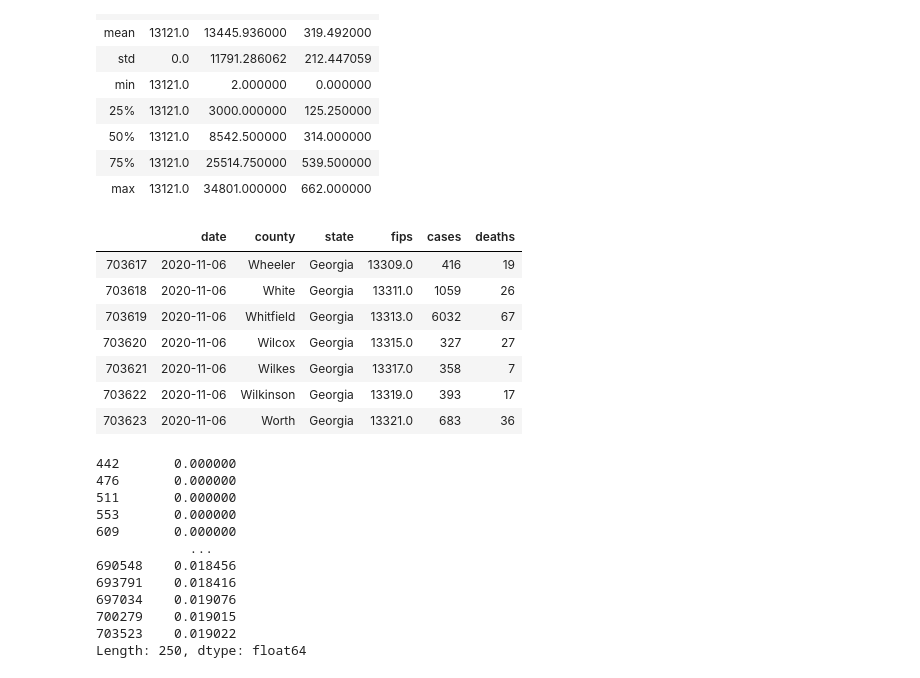
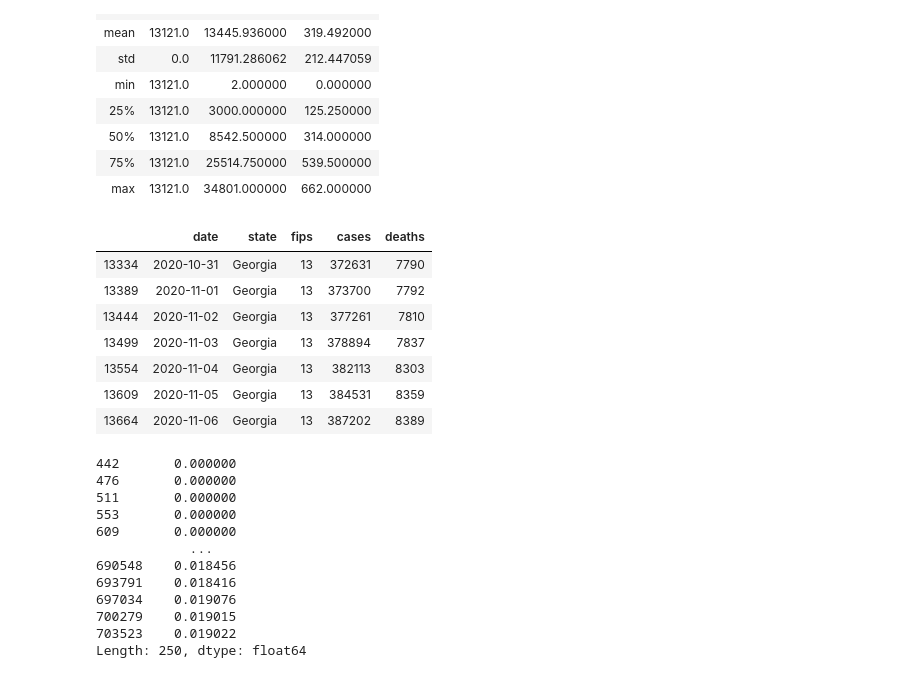
Before and after one commit to hectorsantiago5/SC20_covid_projection, a Jupyter notebook: covid_projection.ipynb, the cells around one changed output. Saved outputs shown, nothing was run; the diff lists cells and outputs as text; code cells hidden in the pictures.

Commit message:
* Got state level data to break down COVID data points * edited app.yaml for connectiong through Google Cloud Platform * Reorganized html files

```diff
--- a/covid_projection.ipynb
+++ b/covid_projection.ipynb
@@ -6,6 +6,9 @@ import pandas as pd
 filename = 'covid_file/us-counties.csv'
 df = pd.read_csv(filename)
 
+state_filename = 'covid_file/us-states.csv'
+state_df = pd.read_csv(state_filename)
+
 # Fulton county data
 df1 = df[df.fips == 13121]
 df1.tail(7)
@@ -31,17 +34,17 @@ df1.describe()
 | 75% | 13121.0 | 25514.750000 | 539.500000 |
 | max | 13121.0 | 34801.000000 | 662.000000 |
 # %%
-df2 = df[df.state == 'Georgia']
+df2 = state_df[state_df.state == 'Georgia']
 df2.tail(7)
 # %% [output]
-|  | date | county | state | fips | cases | deaths |
-| 703617 | 2020-11-06 | Wheeler | Georgia | 13309.0 | 416 | 19 |
-| 703618 | 2020-11-06 | White | Georgia | 13311.0 | 1059 | 26 |
-| 703619 | 2020-11-06 | Whitfield | Georgia | 13313.0 | 6032 | 67 |
-| 703620 | 2020-11-06 | Wilcox | Georgia | 13315.0 | 327 | 27 |
-| 703621 | 2020-11-06 | Wilkes | Georgia | 13317.0 | 358 | 7 |
-| 703622 | 2020-11-06 | Wilkinson | Georgia | 13319.0 | 393 | 17 |
-| 703623 | 2020-11-06 | Worth | Georgia | 13321.0 | 683 | 36 |
+|  | date | state | fips | cases | deaths |
+| 13334 | 2020-10-31 | Georgia | 13 | 372631 | 7790 |
+| 13389 | 2020-11-01 | Georgia | 13 | 373700 | 7792 |
+| 13444 | 2020-11-02 | Georgia | 13 | 377261 | 7810 |
+| 13499 | 2020-11-03 | Georgia | 13 | 378894 | 7837 |
+| 13554 | 2020-11-04 | Georgia | 13 | 382113 | 8303 |
+| 13609 | 2020-11-05 | Georgia | 13 | 384531 | 8359 |
+| 13664 | 2020-11-06 | Georgia | 13 | 387202 | 8389 |
 # %%
 cases = df1['cases']
 deaths = df1['deaths']
```
Also changed, not shown: 9 other files.
